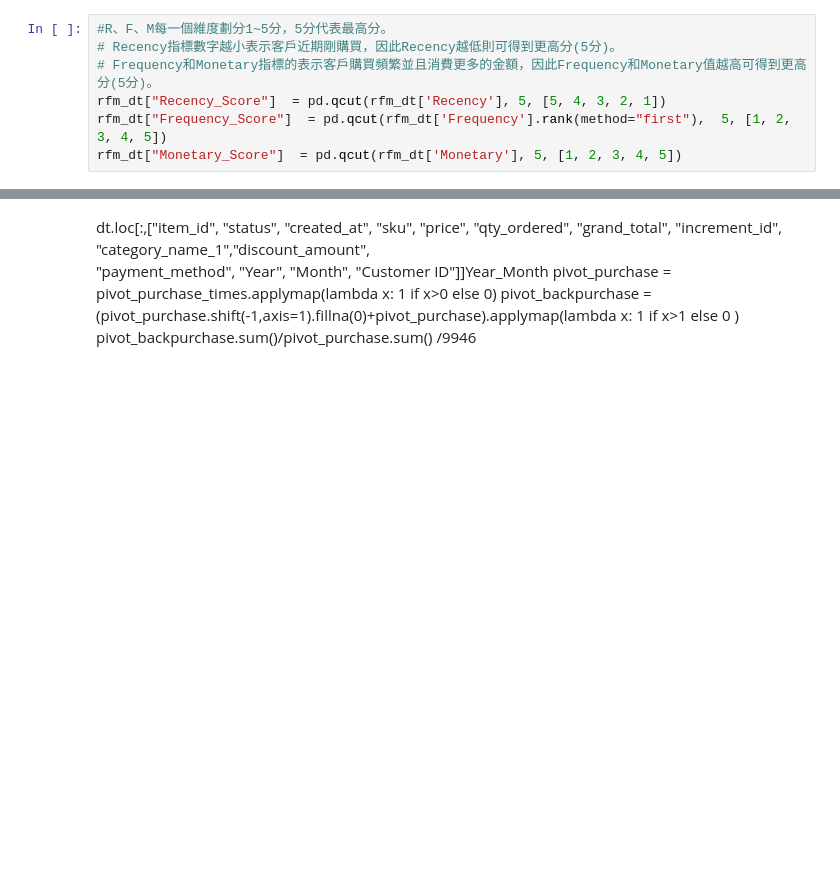
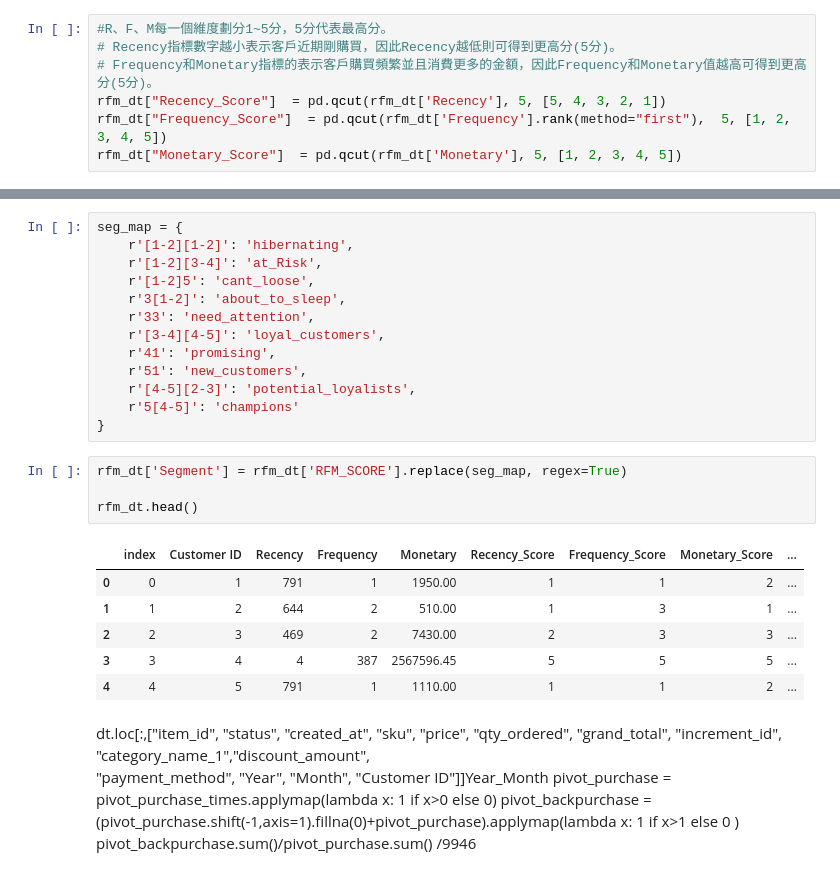
Before and after one commit to LiangYuDer/E-commerce-Analysis, a Jupyter notebook: ec_analysis.ipynb, the cells around one changed output, grey strips where cells are left out. Drawn from its saved outputs; the diff is of its cells as text; blank space fills up the shorter version.

```diff
--- a/ec_analysis.ipynb
+++ b/ec_analysis.ipynb
@@ -289,3 +323,27 @@ rfm_dt.head()
+# %%
+seg_map = {
+    r'[1-2][1-2]': 'hibernating',
+    r'[1-2][3-4]': 'at_Risk',
+    r'[1-2]5': 'cant_loose',
+    r'3[1-2]': 'about_to_sleep',
+    r'33': 'need_attention',
+    r'[3-4][4-5]': 'loyal_customers',
+    r'41': 'promising',
+    r'51': 'new_customers',
+    r'[4-5][2-3]': 'potential_loyalists',
+    r'5[4-5]': 'champions'
+}
+# %%
+rfm_dt['Segment'] = rfm_dt['RFM_SCORE'].replace(seg_map, regex=True)
+
+rfm_dt.head()
+# %% [output]
+|  | index | Customer ID | Recency | Frequency | Monetary | Recency_Score | Frequency_Score | Monetary_Score | ... |
+| 0 | 0 | 1 | 791 | 1 | 1950.00 | 1 | 1 | 2 | ... |
+| 1 | 1 | 2 | 644 | 2 | 510.00 | 1 | 3 | 1 | ... |
+| 2 | 2 | 3 | 469 | 2 | 7430.00 | 2 | 3 | 3 | ... |
+| 3 | 3 | 4 | 4 | 387 | 2567596.45 | 5 | 5 | 5 | ... |
+| 4 | 4 | 5 | 791 | 1 | 1110.00 | 1 | 1 | 2 | ... |
 # %% [markdown]
 dt.loc[:,["item_id", "status", "created_at", "sku", "price", "qty_ordered", "grand_total", "increment_id", "category_name_1","discount_amount", \
     "payment_method", "Year", "Month", "Customer ID"]]Year_Month
```
Also changed, not shown: parts of 3 cells of this notebook, 1 other file.
